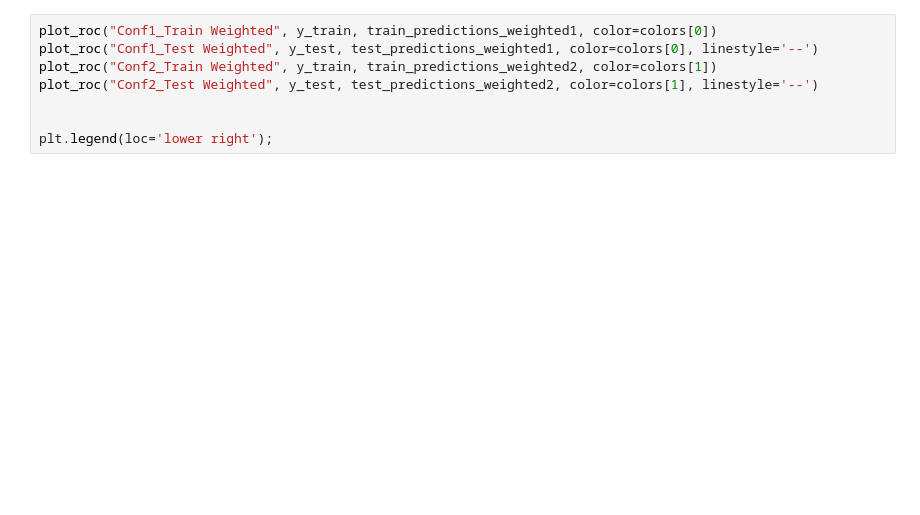
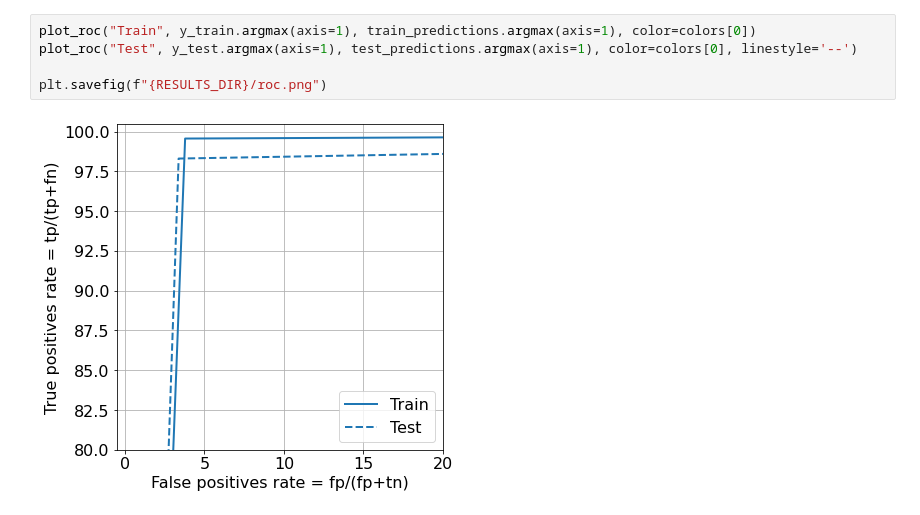
Before and after one commit to samuelflores/deep-learning-RNA-structure-prediction, a Jupyter notebook: tloop_prediction/ANN.ipynb, the cells around one changed output. Drawn from its saved outputs; the diff is of its cells as text; blank space fills up the shorter version.

```diff
--- a/tloop_prediction/ANN.ipynb
+++ b/tloop_prediction/ANN.ipynb
@@ -385,9 +320,8 @@ Total GNRA:  1856
 # %%
-plot_roc("Conf1_Train Weighted", y_train, train_predictions_weighted1, color=colors[0])
-plot_roc("Conf1_Test Weighted", y_test, test_predictions_weighted1, color=colors[0], linestyle='--')
-plot_roc("Conf2_Train Weighted", y_train, train_predictions_weighted2, color=colors[1])
-plot_roc("Conf2_Test Weighted", y_test, test_predictions_weighted2, color=colors[1], linestyle='--')
+plot_roc("Train", y_train.argmax(axis=1), train_predictions.argmax(axis=1), color=colors[0])
+plot_roc("Test", y_test.argmax(axis=1), test_predictions.argmax(axis=1), color=colors[0], linestyle='--')
 
-
-plt.legend(loc='lower right');
+plt.savefig(f"{RESULTS_DIR}/roc.png")
+# %% [output]
+[figure, added]
 # %%
```
Also changed, not shown: parts of 24 cells of this notebook.
